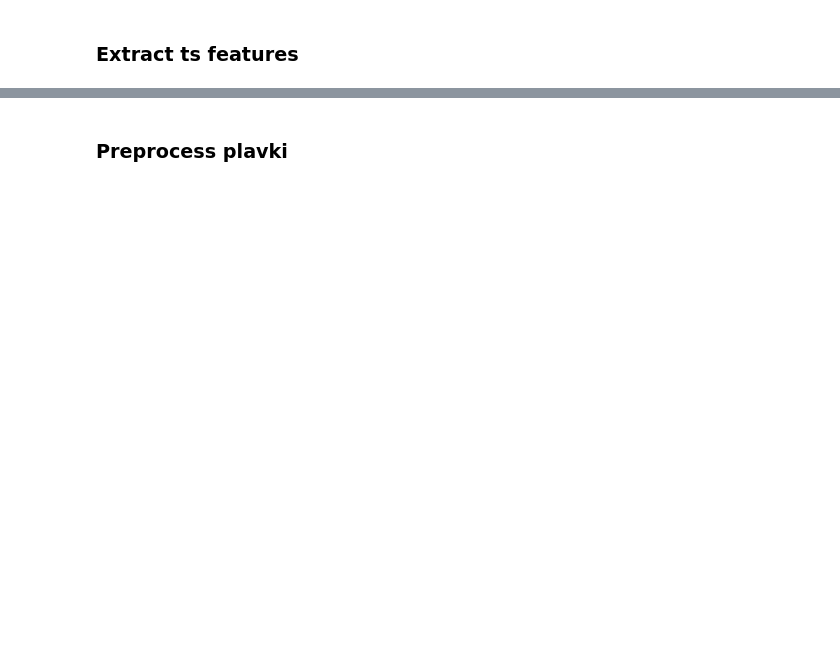
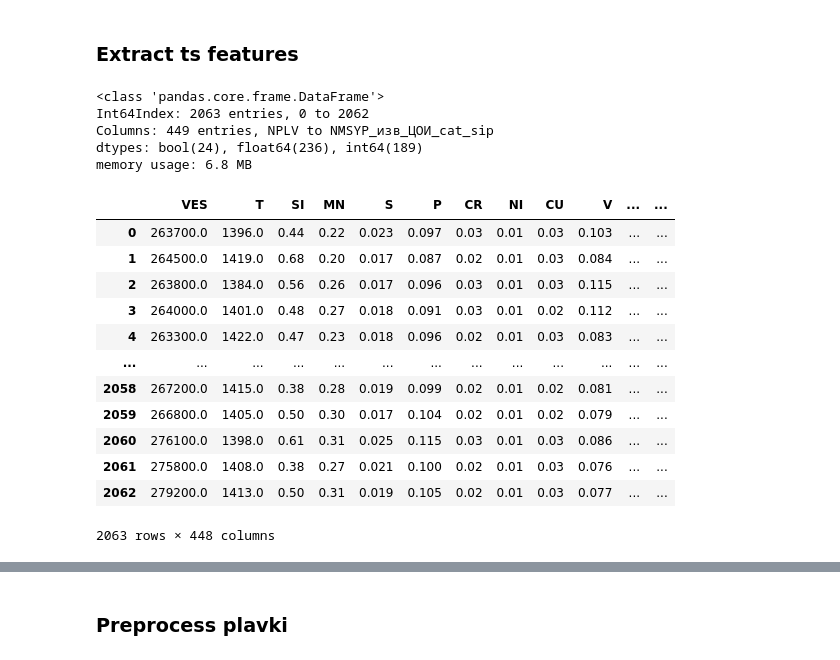
Before and after one commit to garipovroma/produv_o4ka, a Jupyter notebook: preprocess.ipynb, the cells around one changed output, grey strips where cells are left out. Saved outputs shown, nothing was run; the diff lists cells and outputs as text; code cells hidden in the pictures; blank space fills up the shorter version.

```diff
--- a/preprocess.ipynb
+++ b/preprocess.ipynb
@@ -33,20 +35,44 @@ for file in files:
 # %%
 X_test = preprocess_data(test_data)
 # %%
-numerics = ['int16', 'int32', 'int64', 'float16', 'float32', 'float64']
+# numerics = ['int16', 'int32', 'int64', 'float16', 'float32', 'float64']
 
-X_train = X_train.select_dtypes(include=numerics)
-X_test  = X_test.select_dtypes(include=numerics)
+# X_train = X_train.select_dtypes(include=numerics)
+# X_test  = X_test.select_dtypes(include=numerics)
 # %%
 #X_train.to_csv(config['data_path'] + 'num_extracted_features_train.csv')
 # X_test.to_csv(config['data_path'] + 'num_extracted_features_test.csv')
 # X_train = pd.read_csv(config['data_path'] + 'num_extracted_features_train.csv')
 # X_test  = pd.read_csv(config['data_path'] + 'num_extracted_features_test.csv')
+# %%
+X_train.info()
+# %% [output]
+<class 'pandas.core.frame.DataFrame'>
+Int64Index: 2063 entries, 0 to 2062
+Columns: 449 entries, NPLV to NMSYP_изв_ЦОИ_cat_sip
+dtypes: bool(24), float64(236), int64(189)
+memory usage: 6.8 MB
 # %%
 train_NPLV = X_train['NPLV']
 test_NPLV = X_test['NPLV']
-selected_features_train, selected_features_test = ts_select_features(X_train.drop(['NPLV'], axis = 1), X_test.drop(['NPLV'], axis = 1))
-# selected_features_train, selected_features_test = X_train.drop(['NPLV'], axis = 1), X_test.drop(['NPLV'], axis = 1)
+# selected_features_train, selected_features_test = ts_select_features(X_train.drop(['NPLV'], axis = 1), X_test.drop(['NPLV'], axis = 1))
+selected_features_train, selected_features_test = X_train.drop(['NPLV'], axis = 1), X_test.drop(['NPLV'], axis = 1)
+# %%
+selected_features_train
+# %% [output]
+|  | VES | T | SI | MN | S | P | CR | NI | CU | V | ... | ... |
+| 0 | 263700.0 | 1396.0 | 0.44 | 0.22 | 0.023 | 0.097 | 0.03 | 0.01 | 0.03 | 0.103 | ... | ... |
+| 1 | 264500.0 | 1419.0 | 0.68 | 0.20 | 0.017 | 0.087 | 0.02 | 0.01 | 0.03 | 0.084 | ... | ... |
+| 2 | 263800.0 | 1384.0 | 0.56 | 0.26 | 0.017 | 0.096 | 0.03 | 0.01 | 0.03 | 0.115 | ... | ... |
+| 3 | 264000.0 | 1401.0 | 0.48 | 0.27 | 0.018 | 0.091 | 0.03 | 0.01 | 0.02 | 0.112 | ... | ... |
+| 4 | 263300.0 | 1422.0 | 0.47 | 0.23 | 0.018 | 0.096 | 0.02 | 0.01 | 0.03 | 0.083 | ... | ... |
+| ... | ... | ... | ... | ... | ... | ... | ... | ... | ... | ... | ... | ... |
+| 2058 | 267200.0 | 1415.0 | 0.38 | 0.28 | 0.019 | 0.099 | 0.02 | 0.01 | 0.02 | 0.081 | ... | ... |
+| 2059 | 266800.0 | 1405.0 | 0.50 | 0.30 | 0.017 | 0.104 | 0.02 | 0.01 | 0.02 | 0.079 | ... | ... |
+| 2060 | 276100.0 | 1398.0 | 0.61 | 0.31 | 0.025 | 0.115 | 0.03 | 0.01 | 0.03 | 0.086 | ... | ... |
+| 2061 | 275800.0 | 1408.0 | 0.38 | 0.27 | 0.021 | 0.100 | 0.02 | 0.01 | 0.03 | 0.076 | ... | ... |
+| 2062 | 279200.0 | 1413.0 | 0.50 | 0.31 | 0.019 | 0.105 | 0.02 | 0.01 | 0.03 | 0.077 | ... | ... |
+2063 rows × 448 columns
 # %%
 # selected_features_test = selected_features_test.drop(['Unnamed: 0'], axis = 1)
 selected_features_test['NPLV'] = test_NPLV
```
Also changed, not shown: parts of 12 cells of this notebook, 9 other files.
